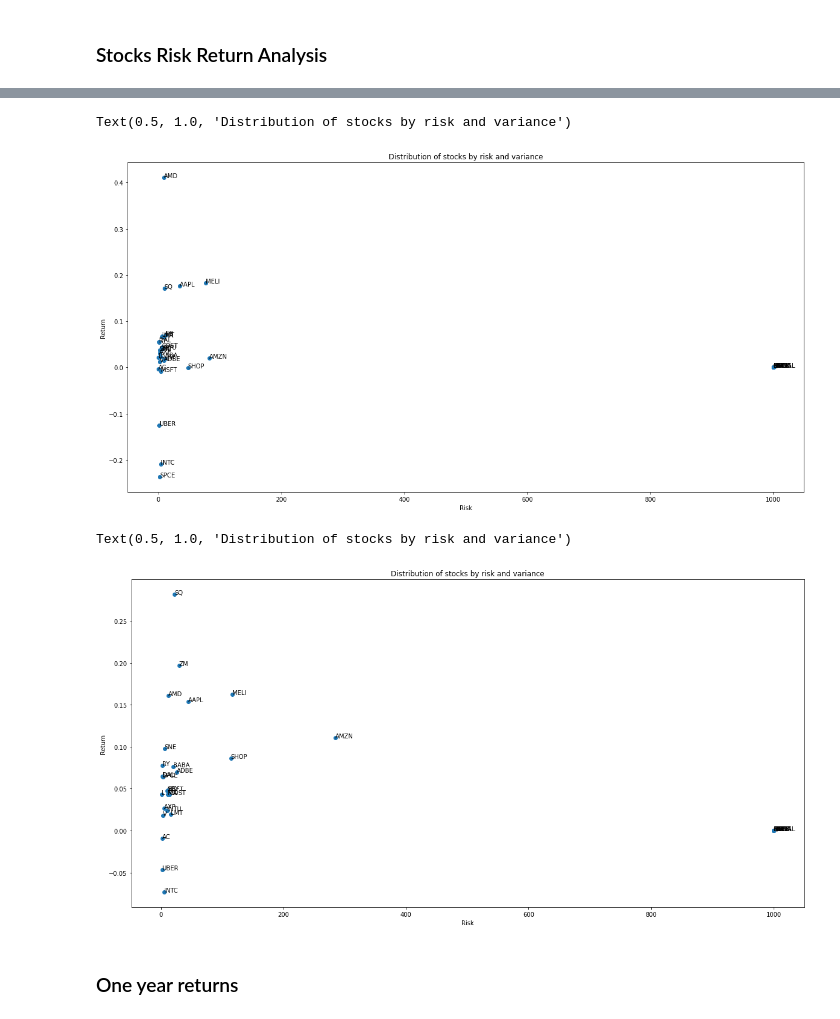
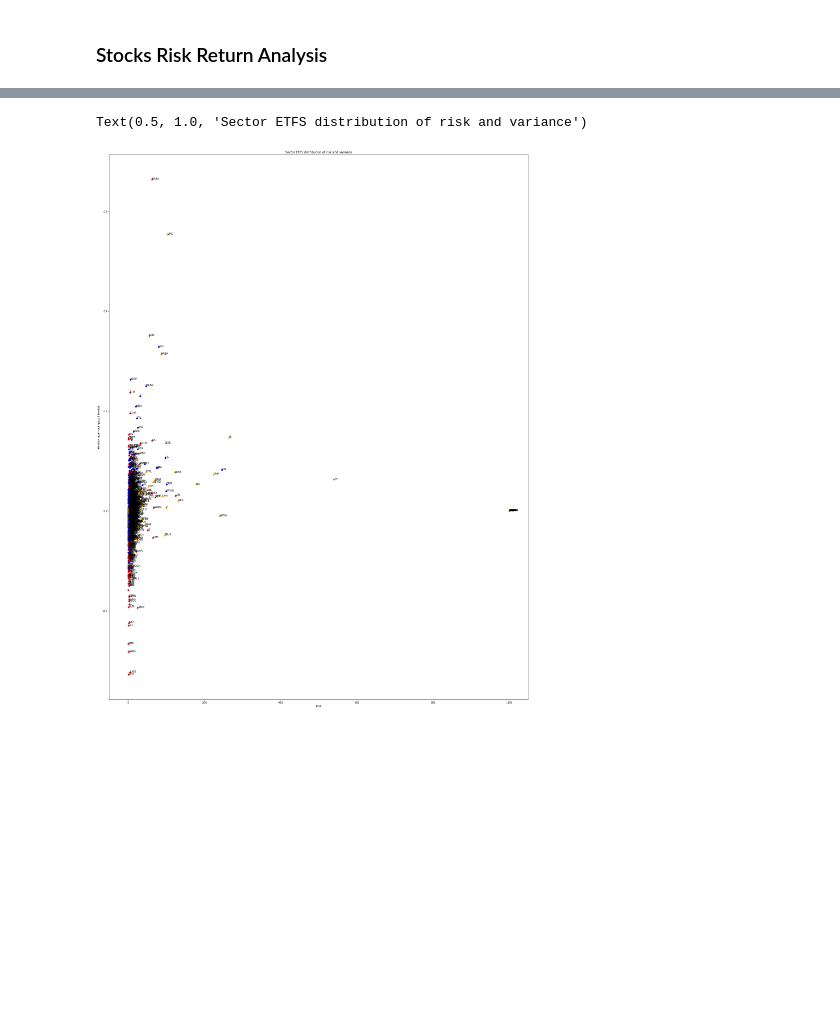
Before and after one commit to armandordorica/Portfolio_Optimization, a Jupyter notebook: Stocks_and_etfs_rotational_momentum_ranking.ipynb, the cells around one changed output, grey strips where cells are left out. Saved outputs shown, nothing was run; the diff lists cells and outputs as text; code cells hidden in the pictures; blank space fills up the shorter version.

```diff
--- a/Stocks_and_etfs_rotational_momentum_ranking.ipynb
+++ b/Stocks_and_etfs_rotational_momentum_ranking.ipynb
@@ -499,0 +565,2 @@ len(twelve_mth_stddevs), len(twelve_mth_returns)
+# %%
+stocks = list(set(list(stocks + spy_stocks)))
@@ -526,18 +610,20 @@ stocks_df
+# %%
+stocks_df.fillna(0, inplace=True)
 # %%
 stocks_df['three_mth_return_score']=stocks_df['three_mth_returns'].rank().astype(int)
 stocks_df['one_mth_return_score']=stocks_df['one_mth_returns'].rank().astype(int)
 stocks_df['twelve_mth_return_score']=stocks_df['twelve_mth_returns'].rank().astype(int)
+stocks_df['three_year_return_score']=stocks_df['three_year_returns'].rank().astype(int)
+stocks_df['five_year_return_score']=stocks_df['five_year_returns'].rank().astype(int)
 
 stocks_df['three_mth_volatility_score']=stocks_df['three_mth_stddevs'].rank(ascending=False).astype(int)
 stocks_df['one_mth_volatility_score']=stocks_df['one_mth_stddevs'].rank(ascending=False).astype(int)
-stocks_df['twelve_mth_volatility_score']=stocks_df['twelve_mth stddevs'].rank(ascending=False).astype(int)
+stocks_df['twelve_mth_volatility_score']=stocks_df['twelve_mth_stddevs'].rank(ascending=False).astype(int)
+stocks_df['three_year_volatility_score']=stocks_df['three_year_stddevs'].rank(ascending=False).astype(int)
+stocks_df['five_year_volatility_score']=stocks_df['five_year_stddevs'].rank(ascending=False).astype(int)
 
-stocks_df['global_score'] = stocks_df['three_mth_return_score'] + stocks_df['three_mth_volatility_score'] +\
-                            stocks_df['one_mth_return_score'] + stocks_df['one_mth_volatility_score'] +\
-                            stocks_df['twelve_mth_return_score'] + stocks_df['twelve_mth_volatility_score']
+stocks_df['global_score'] = stocks_df['three_mth_return_score'] + stocks_df['three_mth_volatility_score'] +stocks_df['one_mth_return_score'] + stocks_df['one_mth_volatility_score'] + stocks_df['twelve_mth_return_score'] + stocks_df['twelve_mth_volatility_score'] +  stocks_df['three_year_return_score'] + stocks_df['three_year_volatility_score']  +stocks_df['five_year_return_score'] + stocks_df['five_year_volatility_score']
 
-stocks_df['global_score2'] = stocks_df['three_mth_return_score'] + stocks_df['three_mth_volatility_score'] +\
-                            stocks_df['one_mth_return_score'] + stocks_df['one_mth_volatility_score']
-
-stocks_df.sort_values(by='global_score', ascending=False)
+stocks_df.sort_values(by='global_score', ascending=False, inplace=True)
+stocks_df
 # %% [output]
@@ -561,36 +643,32 @@ stocks_df.sort_values(by='global_score', ascending=False)
 # %%
-x = stocks_df['one_mth_stddevs']
-y = stocks_df['one_mth_returns']
+
+x1 = stocks_df['one_mth_stddevs']
+y1 = stocks_df['one_mth_returns']
+
+x3 = stocks_df['three_mth_stddevs']
+y3 = stocks_df['three_mth_returns']
+
+x12 = stocks_df['twelve_mth_stddevs']
+y12 = stocks_df['twelve_mth_returns']
 n = stocks_df['stocks']
 
-fig, ax = plt.subplots(figsize=(20,10))
-ax.scatter(x, y)
+
+fig, ax = plt.subplots(figsize=(30,40))
+ax.scatter(x1, y1, color='red')
+ax.scatter(x3, y3, color='blue')
+ax.scatter(x12, y12, color='orange')
+
+
+
 
 for i, txt in enumerate(n):
-    ax.annotate(txt, (x[i], y[i]))
+    ax.annotate(txt, (x3[i], y3[i]))
+    ax.annotate(txt, (x1[i], y1[i]))
+    ax.annotate(txt, (x12[i], y12[i]))
 
-ax.set_ylabel('Return')
+ax.set_ylabel('Monthly return over past 3 months')
 ax.set_xlabel('Risk')
-ax.set_title("Distribution of stocks by risk and variance")
+ax.set_title("Sector ETFS distribution of risk and variance")
 # %% [output]
-Text(0.5, 1.0, 'Distribution of stocks by risk and variance')
+Text(0.5, 1.0, 'Sector ETFS distribution of risk and variance')
-[figure, old version]
+[figure, new version]
-# %%
-x = stocks_df['three_mth_stddevs']
-y = stocks_df['three_mth_returns']
-n = stocks_df['stocks']
-
-fig, ax = plt.subplots(figsize=(20,10))
-ax.scatter(x, y)
-
-for i, txt in enumerate(n):
-    ax.annotate(txt, (x[i], y[i]))
-
-ax.set_ylabel('Return')
-ax.set_xlabel('Risk')
-ax.set_title("Distribution of stocks by risk and variance")
-# %% [output]
-Text(0.5, 1.0, 'Distribution of stocks by risk and variance')
-[figure, removed]
-# %% [markdown]
-### One year returns
```
Also changed, not shown: parts of 45 cells of this notebook.
